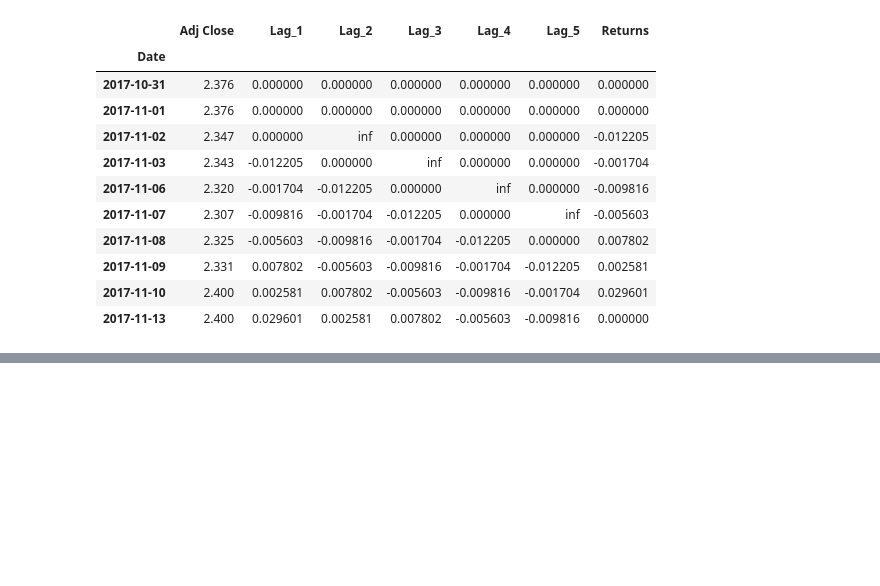
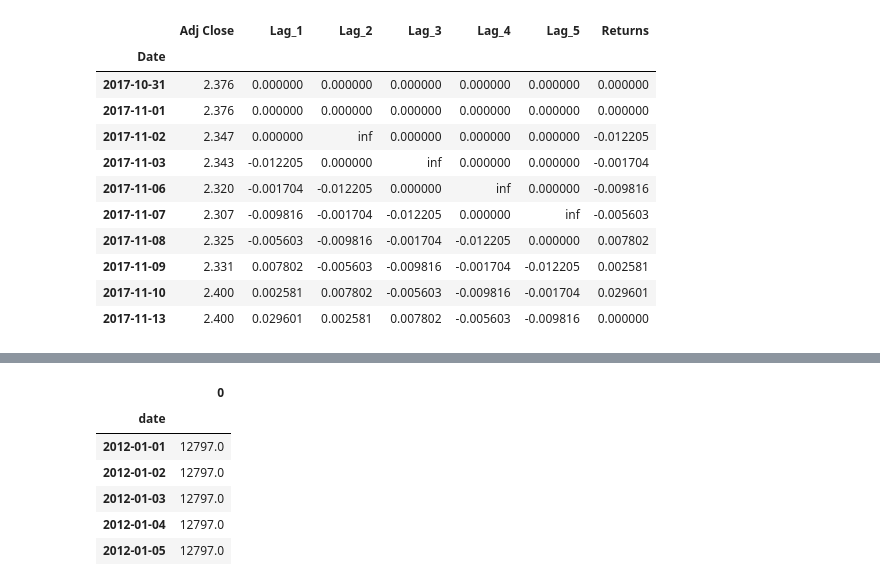
Before and after one commit to Mun-Min/Project_Two, a Jupyter notebook: ML Model Notebooks/treasury_10_year_cpi_LR_model.ipynb, the cells around one changed output, grey strips where cells are left out. Saved outputs shown, nothing was run; the diff lists cells and outputs as text; code cells hidden in the pictures; blank space fills up the shorter version.

```diff
--- a/ML Model Notebooks/treasury_10_year_cpi_LR_model.ipynb
+++ b/ML Model Notebooks/treasury_10_year_cpi_LR_model.ipynb
@@ -166 +188,20 @@ cpi_data
+# %%
+# Transforming monthly CPI data into daily CPI variable
+
+start_date = cpi_data.index.min() - pd.DateOffset(day=1)
+end_date = cpi_data.index.max() + pd.DateOffset(day=31)
+
+dates = pd.date_range(start_date, end_date, freq='D')
+dates.name = 'date'
+unemployment_data = unemployment_data.reindex(dates, method='ffill')
+
+unemployment_data.head()
+# %% [output]
+|  | 0 |
+| date |  |
+| 2012-01-01 | 12797.0 |
+| 2012-01-02 | 12797.0 |
+| 2012-01-03 | 12797.0 |
+| 2012-01-04 | 12797.0 |
+| 2012-01-05 | 12797.0 |
 # %%
```
Also changed, not shown: parts of 8 cells of this notebook, 2 other files.
